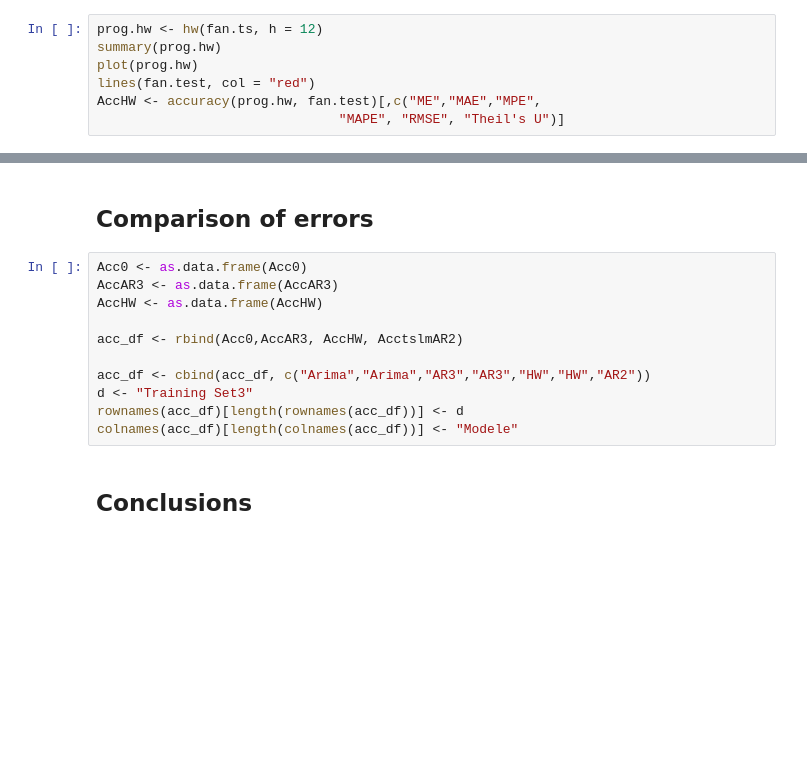
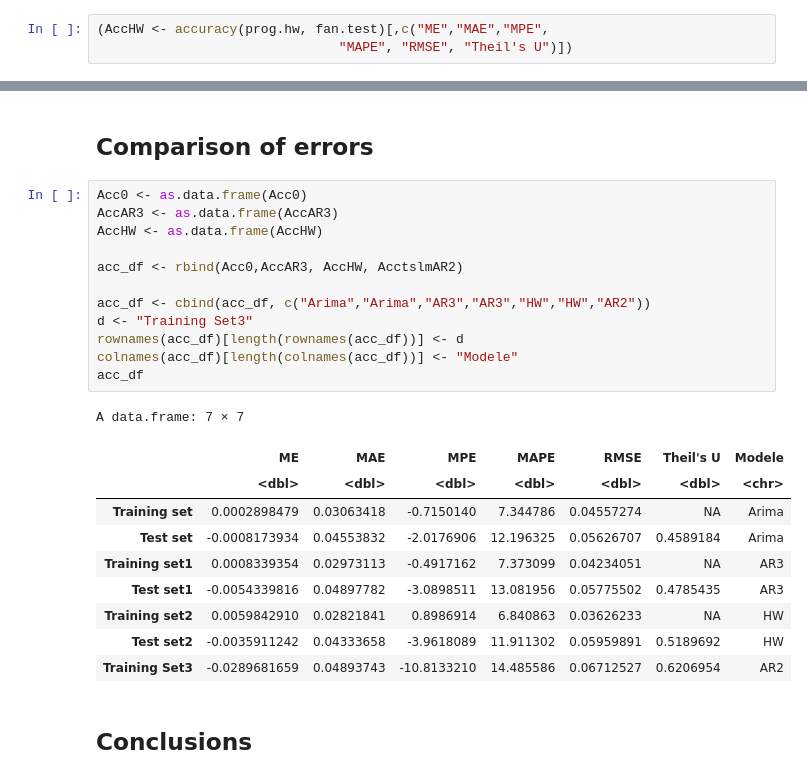
Before and after one commit to Nemczek/wind_power_prediction, a Jupyter notebook: wind_power_prediction_time_series.ipynb, the cells around one changed output, grey strips where cells are left out. Drawn from its saved outputs; the diff is of its cells as text; blank space fills up the shorter version.

```diff
--- a/wind_power_prediction_time_series.ipynb
+++ b/wind_power_prediction_time_series.ipynb
@@ -269,7 +689,3 @@ AcctslmAR2 <- accuracy(prognoza.tslm.arima.AR2, fan.test)[,c("ME","MAE","MPE",
 # %%
-prog.hw <- hw(fan.ts, h = 12)
-summary(prog.hw)
-plot(prog.hw)
-lines(fan.test, col = "red")
-AccHW <- accuracy(prog.hw, fan.test)[,c("ME","MAE","MPE",
-                               "MAPE", "RMSE", "Theil's U")]
+(AccHW <- accuracy(prog.hw, fan.test)[,c("ME","MAE","MPE",
+                               "MAPE", "RMSE", "Theil's U")])
@@ -311,14 +740,26 @@ print(results_df)
 # %%
 Acc0 <- as.data.frame(Acc0)
 AccAR3 <- as.data.frame(AccAR3)
 AccHW <- as.data.frame(AccHW)
 
 acc_df <- rbind(Acc0,AccAR3, AccHW, AcctslmAR2)
 
 acc_df <- cbind(acc_df, c("Arima","Arima","AR3","AR3","HW","HW","AR2"))
 d <- "Training Set3"
 rownames(acc_df)[length(rownames(acc_df))] <- d
 colnames(acc_df)[length(colnames(acc_df))] <- "Modele"
+acc_df
+# %% [output]
+A data.frame: 7 × 7
+|  | ME | MAE | MPE | MAPE | RMSE | Theil's U | Modele |
+|  | <dbl> | <dbl> | <dbl> | <dbl> | <dbl> | <dbl> | <chr> |
+| Training set | 0.0002898479 | 0.03063418 | -0.7150140 | 7.344786 | 0.04557274 | NA | Arima |
+| Test set | -0.0008173934 | 0.04553832 | -2.0176906 | 12.196325 | 0.05626707 | 0.4589184 | Arima |
+| Training set1 | 0.0008339354 | 0.02973113 | -0.4917162 | 7.373099 | 0.04234051 | NA | AR3 |
+| Test set1 | -0.0054339816 | 0.04897782 | -3.0898511 | 13.081956 | 0.05775502 | 0.4785435 | AR3 |
+| Training set2 | 0.0059842910 | 0.02821841 | 0.8986914 | 6.840863 | 0.03626233 | NA | HW |
+| Test set2 | -0.0035911242 | 0.04333658 | -3.9618089 | 11.911302 | 0.05959891 | 0.5189692 | HW |
+| Training Set3 | -0.0289681659 | 0.04893743 | -10.8133210 | 14.485586 | 0.06712527 | 0.6206954 | AR2 |
 # %% [markdown]
 ## Conclusions
 # %% [markdown]
```
Also changed, not shown: parts of 78 cells of this notebook.
